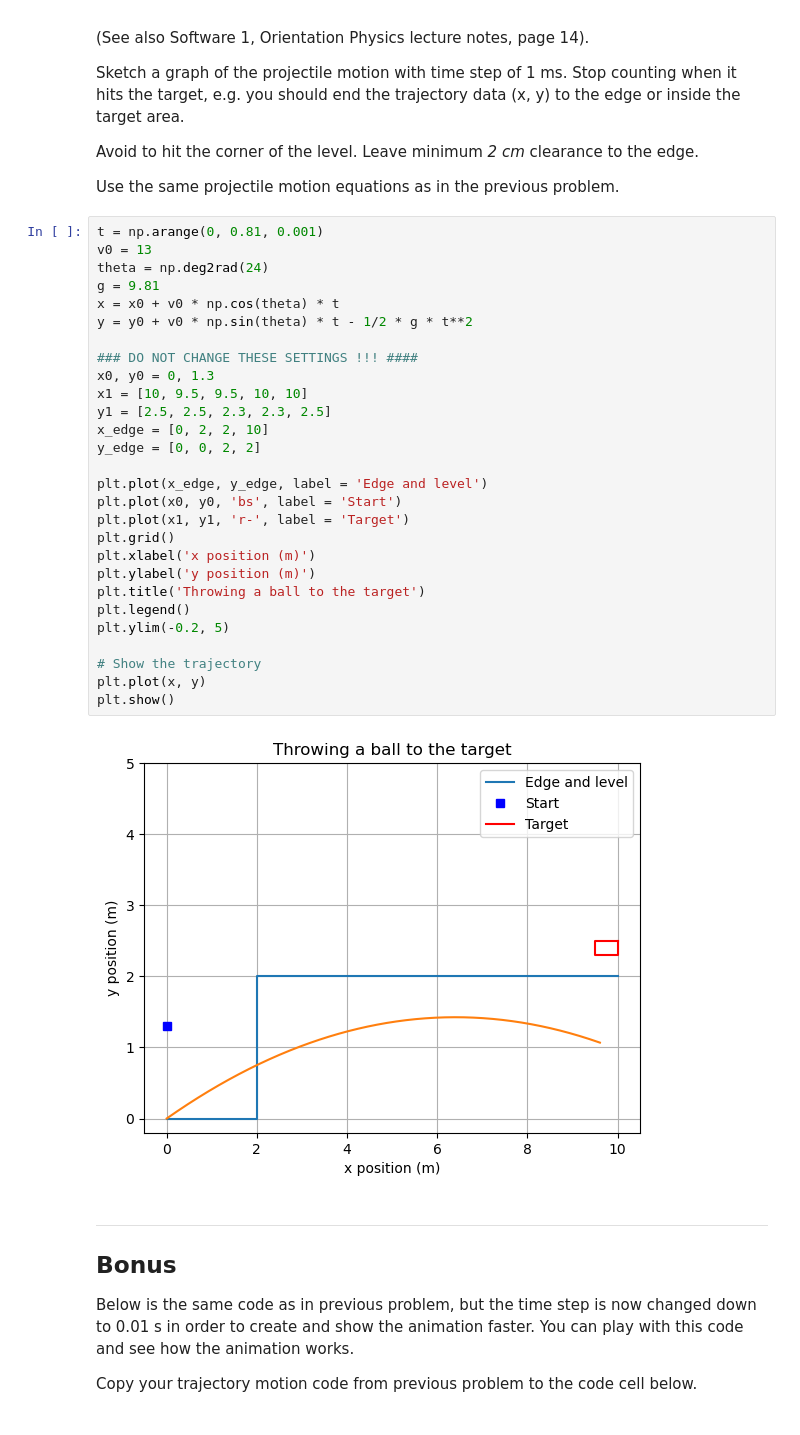
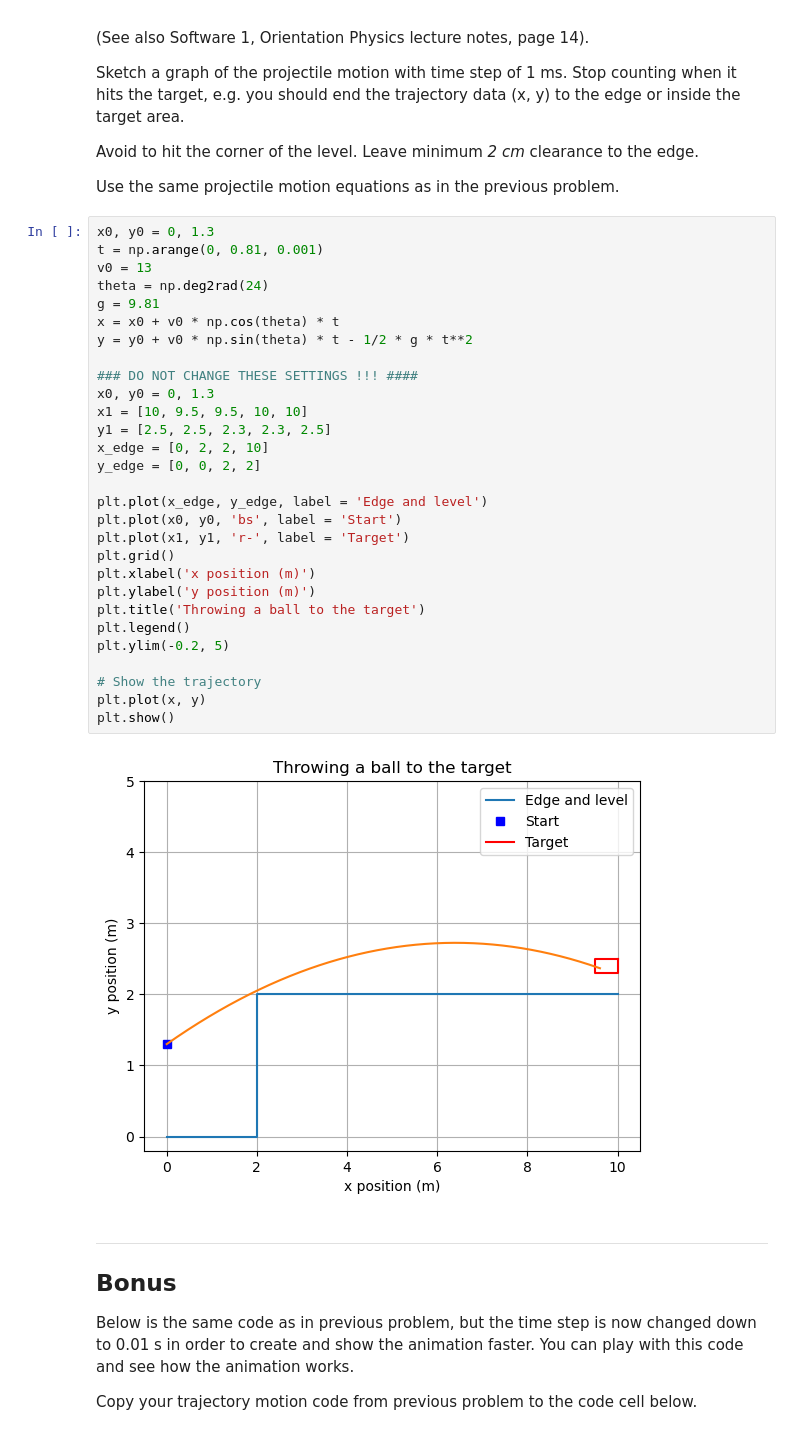
Before and after one commit to chenyicheng1998/MathPythonLab, a Jupyter notebook: Lab 5 Kinematic equations and trajectories.ipynb, the cells around one changed output. Saved outputs shown, nothing was run; the diff lists cells and outputs as text.

```diff
--- a/Lab 5 Kinematic equations and trajectories.ipynb
+++ b/Lab 5 Kinematic equations and trajectories.ipynb
@@ -133,35 +133,36 @@ Avoid to hit the corner of the level. Leave minimum *2 cm* clearance to the edge
 
 Use the same projectile motion equations as in the previous problem.
 # %%
+x0, y0 = 0, 1.3
 t = np.arange(0, 0.81, 0.001)
 v0 = 13
 theta = np.deg2rad(24)
 g = 9.81
 x = x0 + v0 * np.cos(theta) * t
 y = y0 + v0 * np.sin(theta) * t - 1/2 * g * t**2
 
 ### DO NOT CHANGE THESE SETTINGS !!! ####
 x0, y0 = 0, 1.3
 x1 = [10, 9.5, 9.5, 10, 10]
 y1 = [2.5, 2.5, 2.3, 2.3, 2.5]
 x_edge = [0, 2, 2, 10]
 y_edge = [0, 0, 2, 2]
 
 plt.plot(x_edge, y_edge, label = 'Edge and level')
 plt.plot(x0, y0, 'bs', label = 'Start')
 plt.plot(x1, y1, 'r-', label = 'Target')
 plt.grid()
 plt.xlabel('x position (m)')
 plt.ylabel('y position (m)')
 plt.title('Throwing a ball to the target')
 plt.legend()
 plt.ylim(-0.2, 5)
 
 # Show the trajectory
 plt.plot(x, y)
 plt.show()
 # %% [output]
-[figure, old version]
+[figure, new version]
 # %% [markdown]
 ---
 ## Bonus
```
